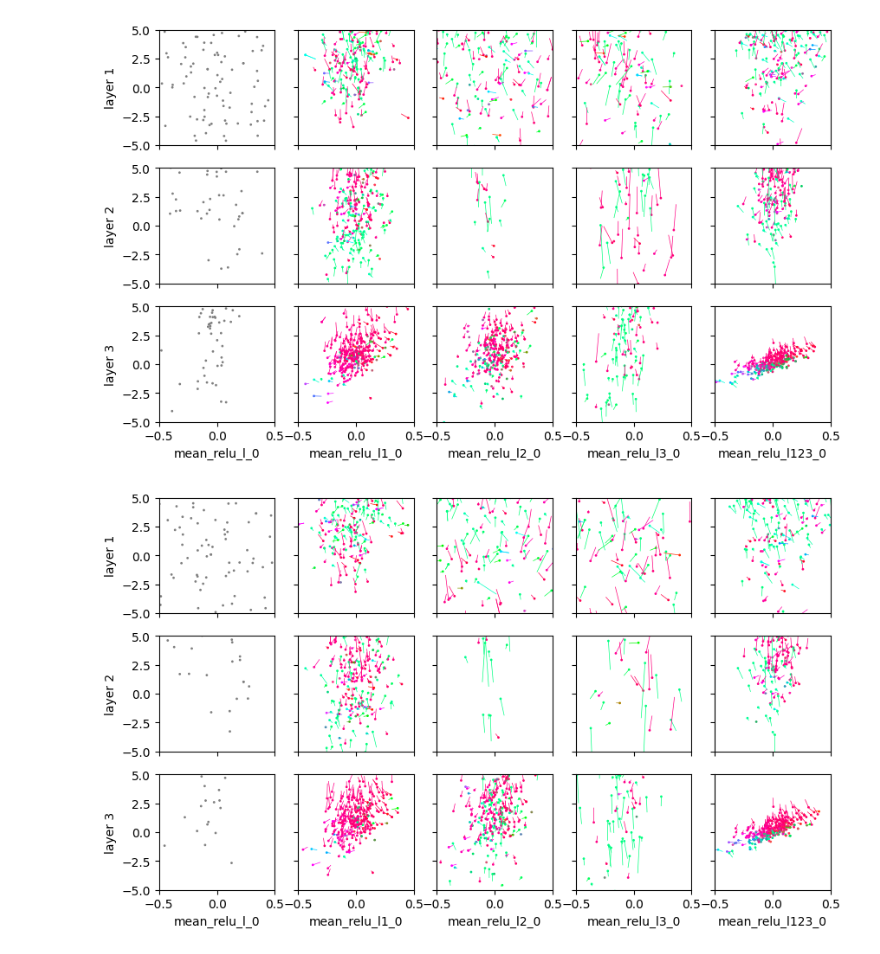
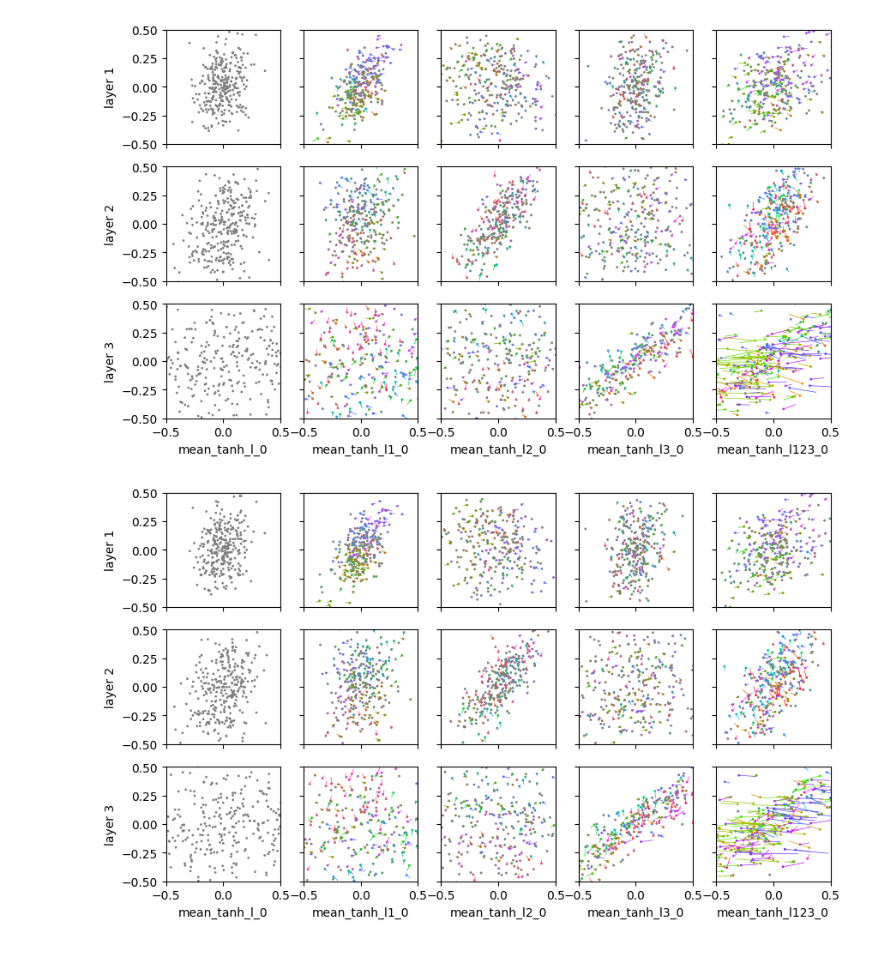
Before and after one commit to yingchenlin/kiln, a Jupyter notebook: grad.ipynb, the cells around one changed output. Cells and saved outputs as stored; diff of their text form; code cells hidden in the pictures.

```diff
--- a/grad.ipynb
+++ b/grad.ipynb
@@ -176,6 +164,18 @@ elif kind == "row":
     i = 0
     j = torch.arange(d)
 idx = (i, j)
+# %%
+seed = 2020883518546164801
+#scheme, ranges, speed = "mean_relu", ((-.5, .5), (-5, 5)), 1
+scheme, ranges, speed = "mean_tanh", ((-.5, .5), (-.5, .5)), 1
+#scheme, ranges, speed = "cov_relu", ((-.5, .5), (0, 8)), 1
+#scheme, ranges, speed = "cov_erf-t", ((-.5, .5), (-.5, .5)), 1
+#scheme, ranges, speed = "cov_quad_relu", ((-.5, .5), (-8, 8)), 1
+#scheme, ranges, speed = "cov_quad_erf-t", ((-.5, .5), (-.5, .5)), 1
+dir_path = "outputs/lyr"
+labels = [f"{scheme}_{l}_0" for l in ("l", "l1", "l2", "l3", "l123")]
+layers = ["layer 1", "layer 2", "layer 3"]
+epochs = [10, 20, 30, 40, 50]
 # %%
 for epoch in epochs:
     axes = gridplot(labels, layers, ranges)
@@ -185,14 +185,14 @@ for epoch in epochs:
         for i, layer in enumerate(layers):
             ax = axes[i][j]
             kx = f"{i*4+5}.weight.t1"
-            #ky = f"{i*4+4}.state.m2"
-            ky = f"{i*4+2}.state.m2"
+            ky = f"{i*4+4}.state.m2"
+            #ky = f"{i*4+2}.state.m2"
             #ky = f"{i*4+1}.weight.1t"
             a = speed
             x0, dx = s[kx][0], s[kx][1] - t[kx][1]
             y0, dy = s[ky][0], s[ky][1] - t[ky][1]
             x1, y1 = x0 + dx * a, y0 + dy * a
-            x0, x1 = x0[idx], x1[idx]
-            y0, y1 = y0[idx], y1[idx]
+            x0, x1 = norm(x0)[idx], norm(x1)[idx]
+            y0, y1 = norm(y0)[idx], norm(y1)[idx]
             plot_segments(ax, x0, y0, x1, y1)
 # %% [output]
@@ -202,5 +202,5 @@ for epoch in epochs:
-[figure, old version]
+[figure, new version]
-[figure, old version]
+[figure, new version]
 # %%
 for epoch0, epoch1 in zip(epochs[:-1], epochs[1:]):
     axes = gridplot(labels, layers, ranges)
```
Also changed, not shown: parts of 3 cells of this notebook, 2 other files.
